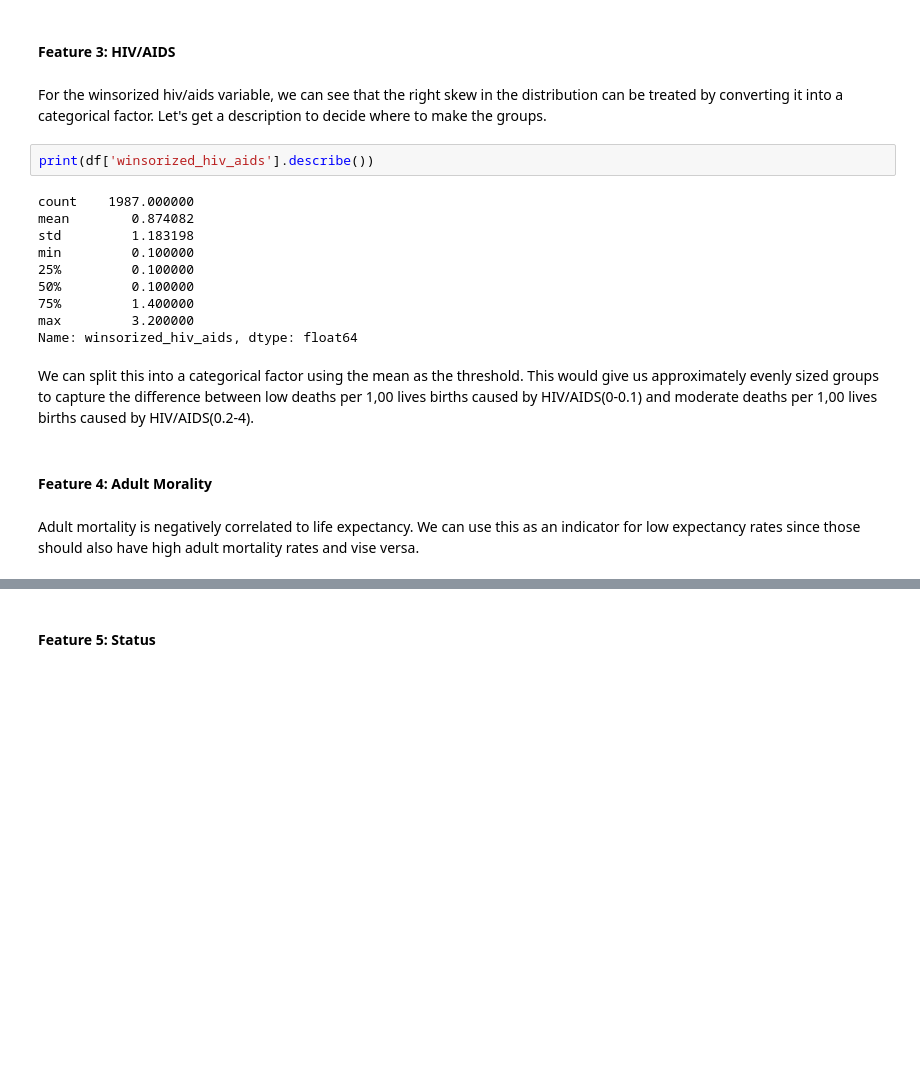
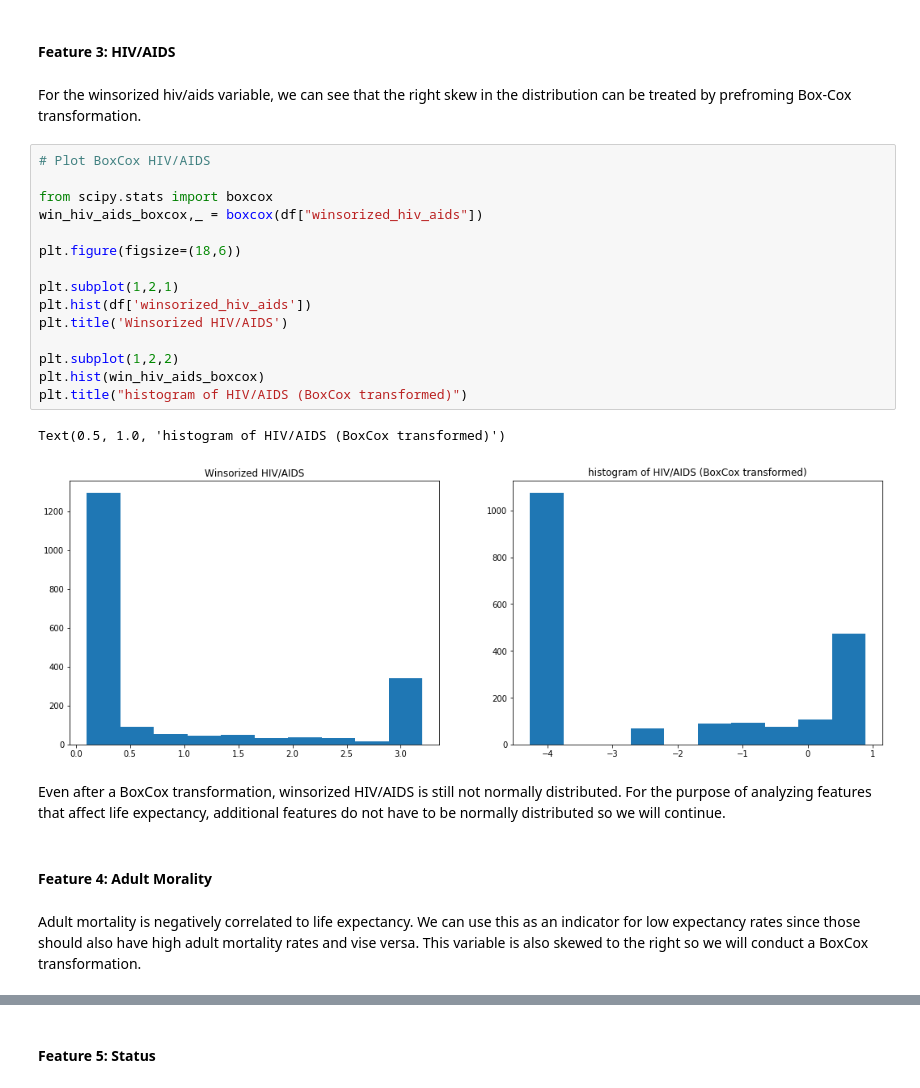
Before and after one commit to tsaw8/Thinkful_Project, a Jupyter notebook: Model Preparation/Challenge Factors that affect life expectancy.ipynb, the cells around one changed output, grey strips where cells are left out. Saved outputs shown, nothing was run; the diff lists cells and outputs as text; blank space fills up the shorter version.

```diff
--- a/Model Preparation/Challenge Factors that affect life expectancy.ipynb
+++ b/Model Preparation/Challenge Factors that affect life expectancy.ipynb
@@ -767,22 +787,28 @@ Name: winsorized_income_composition_of_resources, dtype: float64
 # %% [markdown]
 #### Feature 3: HIV/AIDS
 # %% [markdown]
-For the winsorized hiv/aids variable, we can see that the right skew in the distribution can be treated by converting it into a categorical factor. Let's get a description to decide where to make the groups.
+For the winsorized hiv/aids variable, we can see that the right skew in the distribution can be treated by prefroming Box-Cox transformation.
-# %%
-print(df['winsorized_hiv_aids'].describe())
-# %% [output]
-count    1987.000000
-mean        0.874082
-std         1.183198
-min         0.100000
-25%         0.100000
-50%         0.100000
-75%         1.400000
-max         3.200000
-Name: winsorized_hiv_aids, dtype: float64
-# %% [markdown]
-We can split this into a categorical factor using the mean as the  threshold. This would give us approximately evenly sized groups to capture the difference between low deaths per 1,00 lives births caused by HIV/AIDS(0-0.1) and moderate deaths per 1,00 lives births caused by HIV/AIDS(0.2-4).
+# %%
+# Plot BoxCox HIV/AIDS
+
+from scipy.stats import boxcox
+win_hiv_aids_boxcox,_ = boxcox(df["winsorized_hiv_aids"])
+
+plt.figure(figsize=(18,6))
+
+plt.subplot(1,2,1)
+plt.hist(df['winsorized_hiv_aids'])
+plt.title('Winsorized HIV/AIDS')
+
+plt.subplot(1,2,2)
+plt.hist(win_hiv_aids_boxcox)
+plt.title("histogram of HIV/AIDS (BoxCox transformed)")
+# %% [output]
+Text(0.5, 1.0, 'histogram of HIV/AIDS (BoxCox transformed)')
+[figure, added]
+# %% [markdown]
+Even after a BoxCox transformation, winsorized HIV/AIDS is still not normally distributed. For the purpose of analyzing features that affect life expectancy, additional features do not have to be normally distributed so we will continue.
 # %% [markdown]
 #### Feature 4: Adult Morality
 # %% [markdown]
-Adult mortality is negatively correlated to life expectancy. We can use this as an indicator for low expectancy rates since those should also have high adult mortality rates and vise versa.
+Adult mortality is negatively correlated to life expectancy. We can use this as an indicator for low expectancy rates since those should also have high adult mortality rates and vise versa. This variable is also skewed to the right so we will conduct a BoxCox transformation.
```
Also changed, not shown: parts of 16 cells of this notebook.
